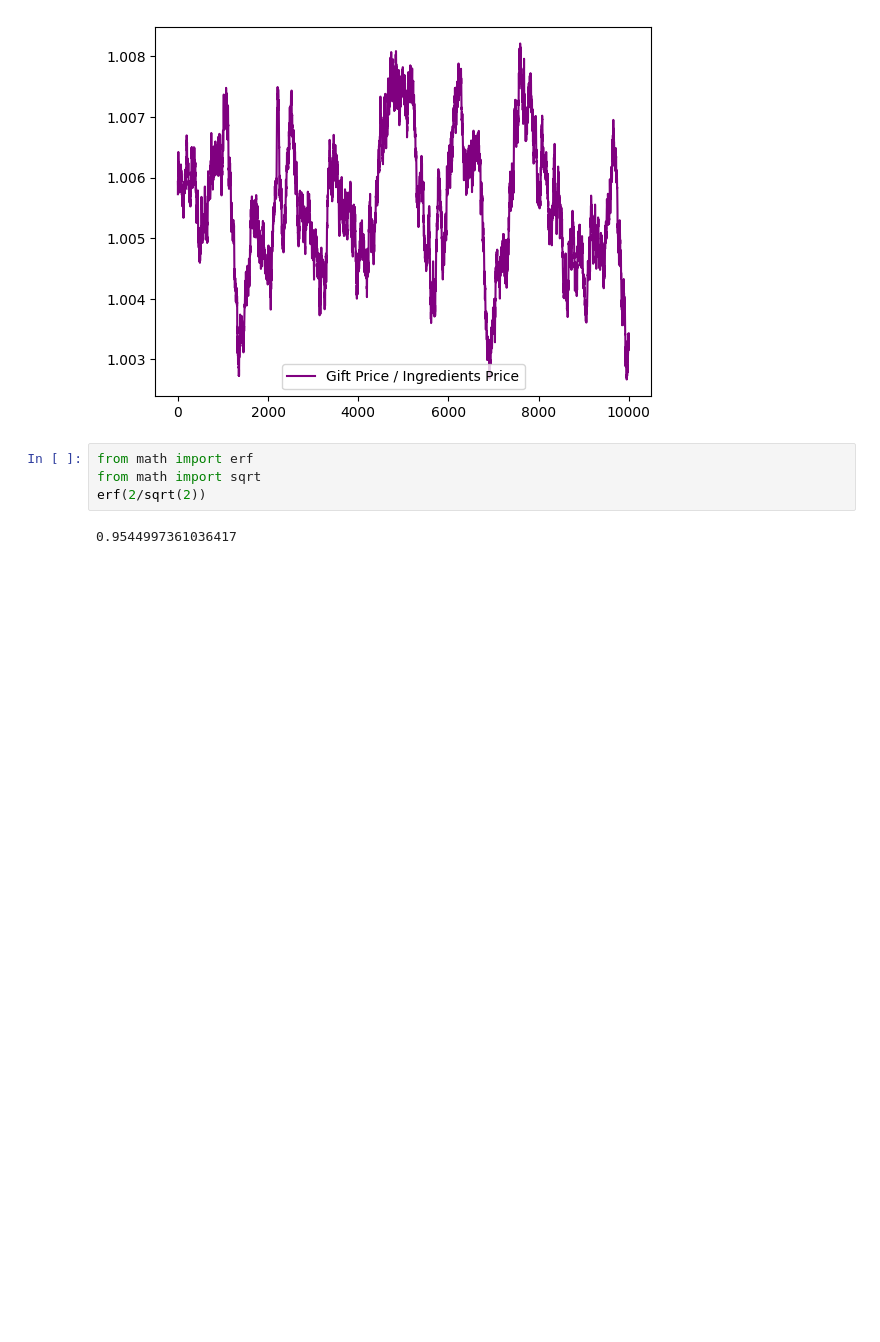
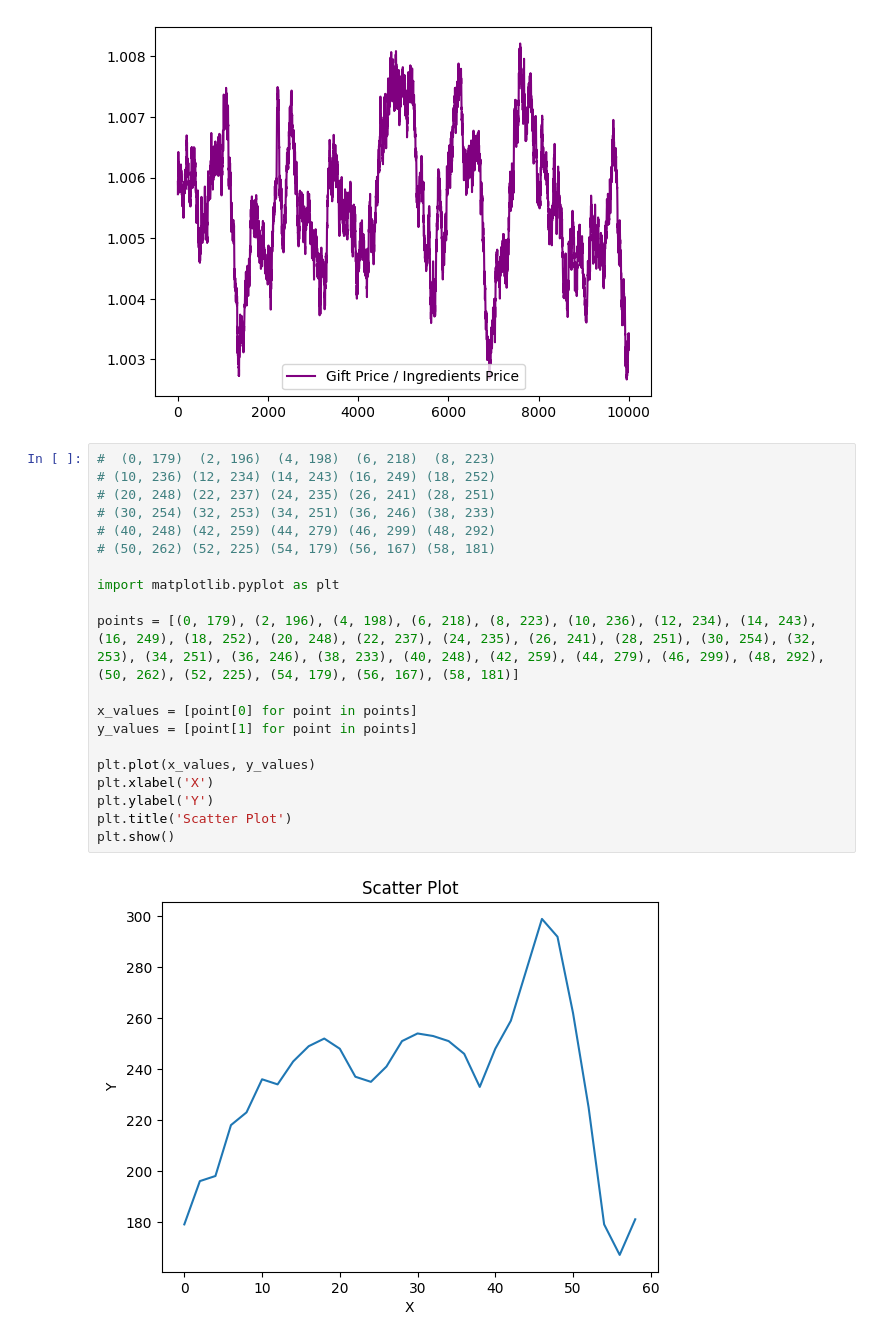
Before and after one commit to Gael-BB/Prosperity2, a Jupyter notebook: research/round3/analysis.ipynb, the cells around one changed output. Saved outputs shown, nothing was run; the diff lists cells and outputs as text; blank space fills up the shorter version.

```diff
--- a/research/round3/analysis.ipynb
+++ b/research/round3/analysis.ipynb
@@ -64,9 +64,25 @@ plt.legend()
 plt.show()
 # %% [output]
 [figure]
-# %%
-from math import erf
-from math import sqrt
-erf(2/sqrt(2))
-# %% [output]
-0.9544997361036417
+# %%
+#  (0, 179)  (2, 196)  (4, 198)  (6, 218)  (8, 223)
+# (10, 236) (12, 234) (14, 243) (16, 249) (18, 252)
+# (20, 248) (22, 237) (24, 235) (26, 241) (28, 251)
+# (30, 254) (32, 253) (34, 251) (36, 246) (38, 233)
+# (40, 248) (42, 259) (44, 279) (46, 299) (48, 292)
+# (50, 262) (52, 225) (54, 179) (56, 167) (58, 181)
+
+import matplotlib.pyplot as plt
+
+points = [(0, 179), (2, 196), (4, 198), (6, 218), (8, 223), (10, 236), (12, 234), (14, 243), (16, 249), (18, 252), (20, 248), (22, 237), (24, 235), (26, 241), (28, 251), (30, 254), (32, 253), (34, 251), (36, 246), (38, 233), (40, 248), (42, 259), (44, 279), (46, 299), (48, 292), (50, 262), (52, 225), (54, 179), (56, 167), (58, 181)]
+
+x_values = [point[0] for point in points]
+y_values = [point[1] for point in points]
+
+plt.plot(x_values, y_values)
+plt.xlabel('X')
+plt.ylabel('Y')
+plt.title('Scatter Plot')
+plt.show()
+# %% [output]
+[figure, added]
```
Also changed, not shown: 3 other files.
